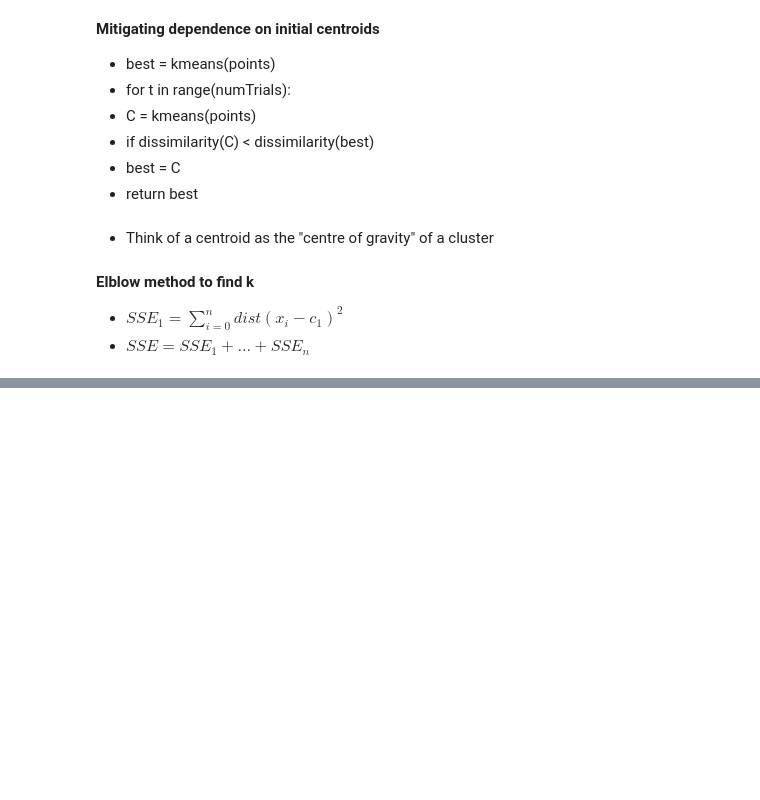
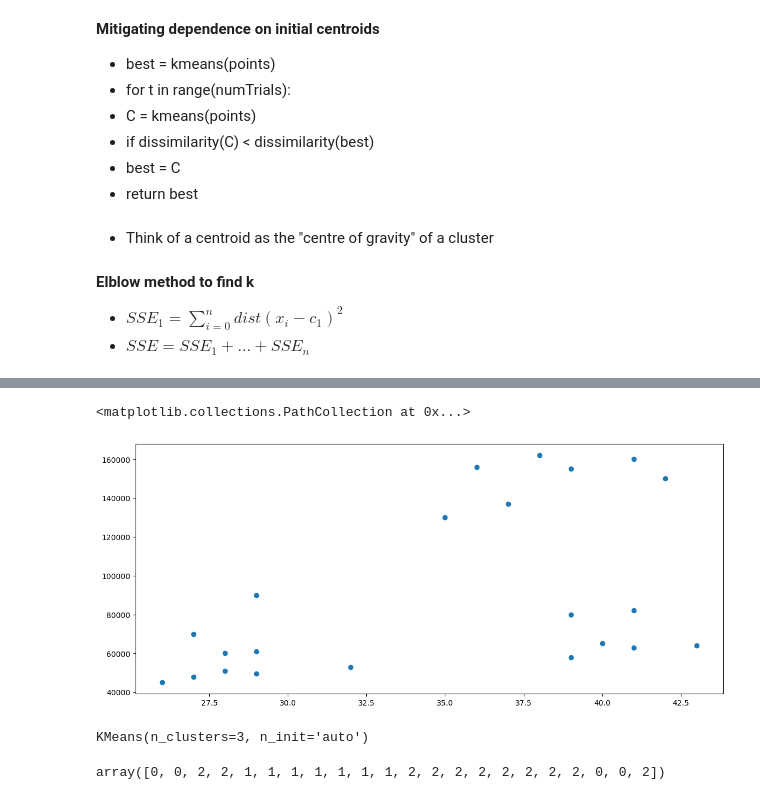
Before and after one commit to johnloane/sd4_dav_24, a Jupyter notebook: clustering_early.ipynb, the cells around one changed output, grey strips where cells are left out. Saved outputs shown, nothing was run; the diff lists cells and outputs as text; code cells hidden in the pictures; blank space fills up the shorter version.

```diff
--- a/clustering_early.ipynb
+++ b/clustering_early.ipynb
@@ -390,0 +396,2 @@ sb.boxplot(x="cluster", y="fico", data=without_outliers)
+# %%
+df = pd.read_csv("income.csv")
@@ -390,0 +407,5 @@ sb.boxplot(x="cluster", y="fico", data=without_outliers)
+# %%
+plt.scatter(df['Age'], df['Income'])
+# %% [output]
+<matplotlib.collections.PathCollection at 0x...>
+[figure, added]
@@ -390,0 +414,9 @@ sb.boxplot(x="cluster", y="fico", data=without_outliers)
+# %%
+km
+# %% [output]
+KMeans(n_clusters=3, n_init='auto')
+# %%
+y_predicted = km.fit_predict(df[['Age', 'Income']])
+y_predicted
+# %% [output]
+array([0, 0, 2, 2, 1, 1, 1, 1, 1, 1, 1, 2, 2, 2, 2, 2, 2, 2, 2, 0, 0, 2])
```
Also changed, not shown: parts of 5 cells of this notebook, 1 other file.
